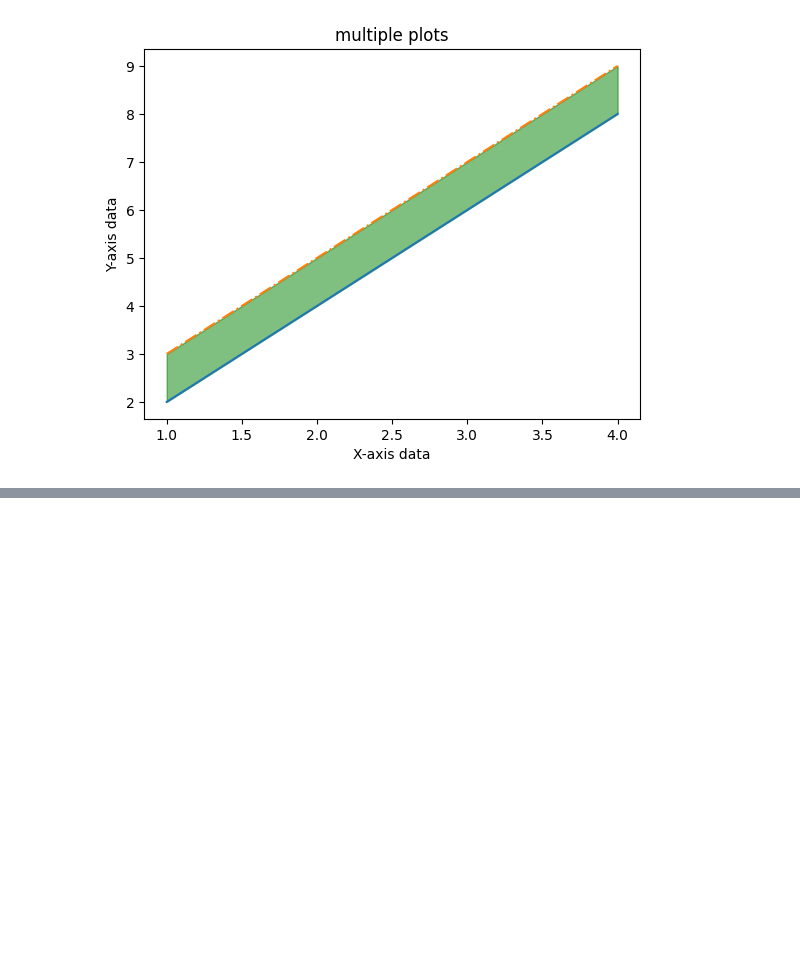
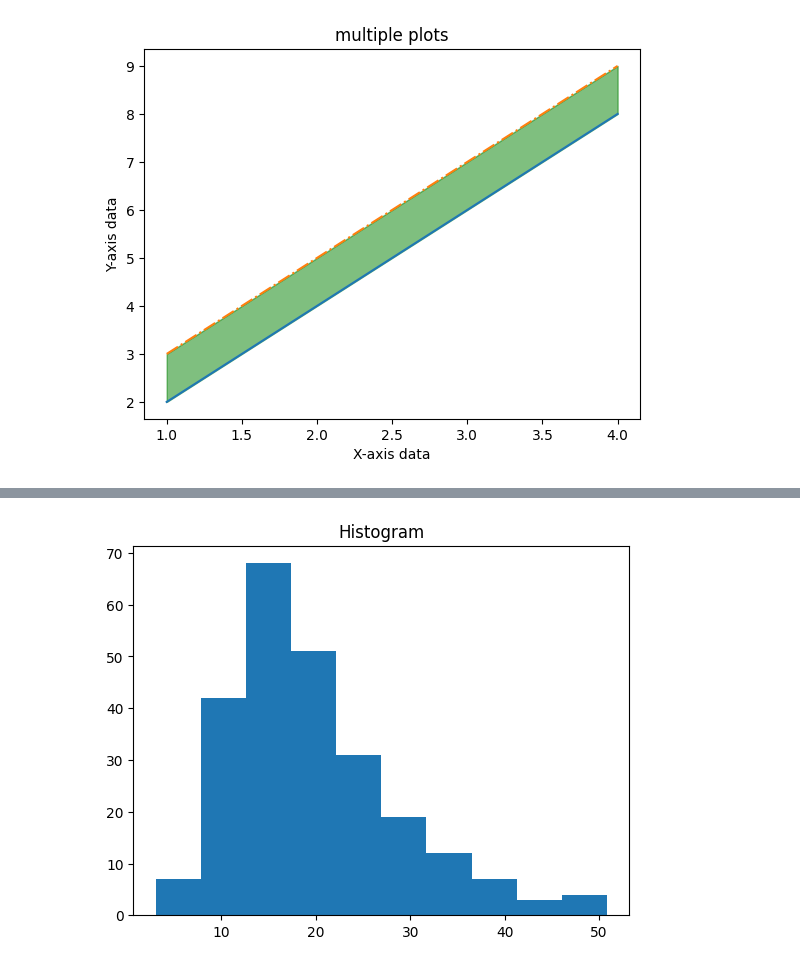
Before and after one commit to reema-dass26/Data_visualization_analysis, a Jupyter notebook: data analyis.ipynb, the cells around one changed output, grey strips where cells are left out. Cells and saved outputs as stored; diff of their text form; code cells hidden in the pictures; blank space fills up the shorter version.

```diff
--- a/data analyis.ipynb
+++ b/data analyis.ipynb
@@ -123,0 +162,17 @@ plt.show()
+# %%
+import pandas as pd
+import matplotlib.pyplot as plt
+
+
+# reading the database
+data = pd.read_csv("tips.csv")
+
+# histogram of total_bills
+plt.hist(data['total_bill'])
+
+plt.title("Histogram")
+
+# Adding the legends
+plt.show()
+# %% [output]
+[figure, added]
```
Also changed, not shown: parts of 16 cells of this notebook.
